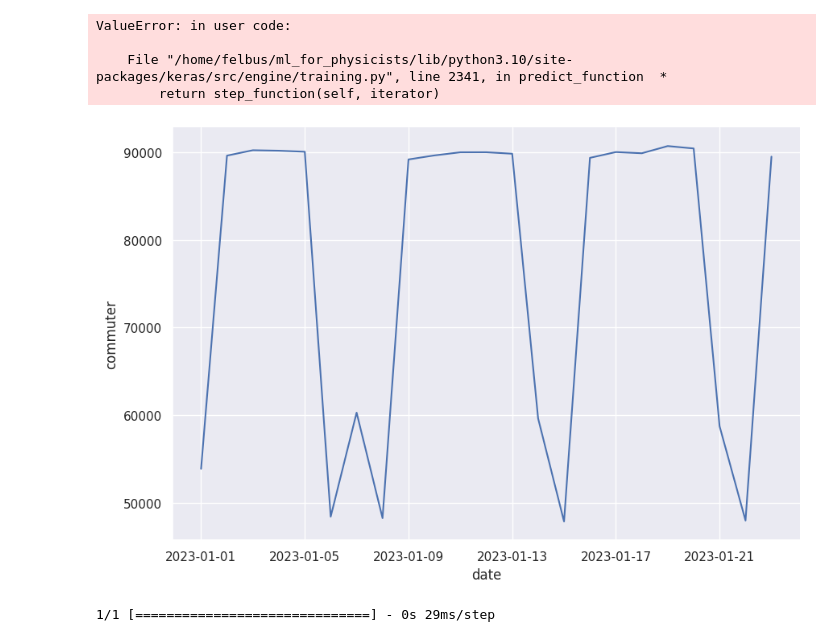
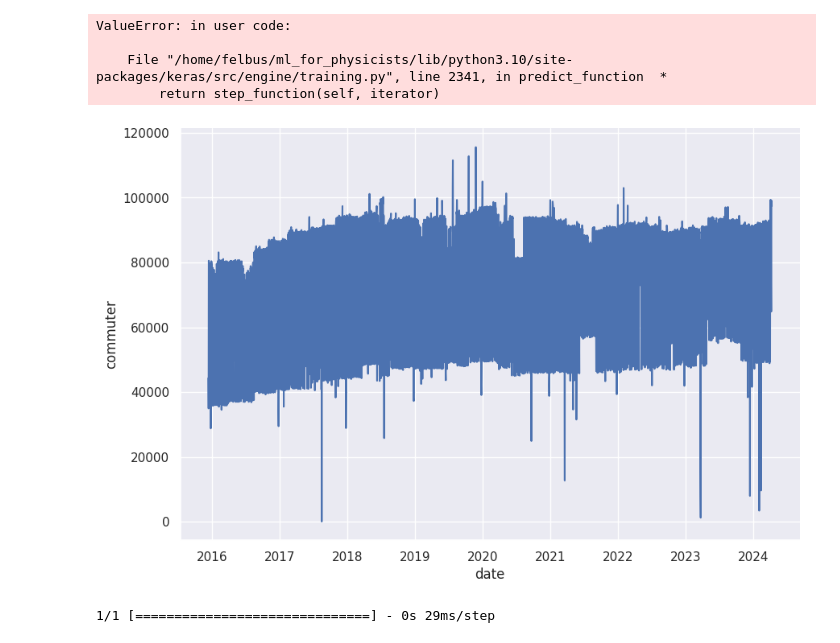
Before and after one commit to Felix-Busse/FinRail-EndToEnd-DataProj., a Jupyter notebook: using_request_and_mysql_db.ipynb, the cells around one changed output. Drawn from its saved outputs; the diff is of its cells as text; code cells hidden in the pictures.

```diff
--- a/using_request_and_mysql_db.ipynb
+++ b/using_request_and_mysql_db.ipynb
@@ -496,12 +531,12 @@ session.close()
 # %%
 sns.set_theme(style='darkgrid')
 # Plot command splitting train_category in two subplots and day of week in different line plots
-line_plot = sns.relplot(data=df.iloc[2577: 2600], x='date', y='commuter', kind='line', height=6, aspect=1.5)
+line_plot = sns.relplot(data=df.iloc[:], x='date', y='commuter', kind='line', height=6, aspect=1.5)
 # train: (0, 2577)
 # val: (2577, 2942)
 # test: (2942, 3041)
 # %% [output]
-[figure, old version]
+[figure, new version]
 # %%
 rnn.predict(commuter_test)[:, -1, 0, :].shape
 # %% [output]
```
Also changed, not shown: parts of 7 cells of this notebook, 45 other files.
